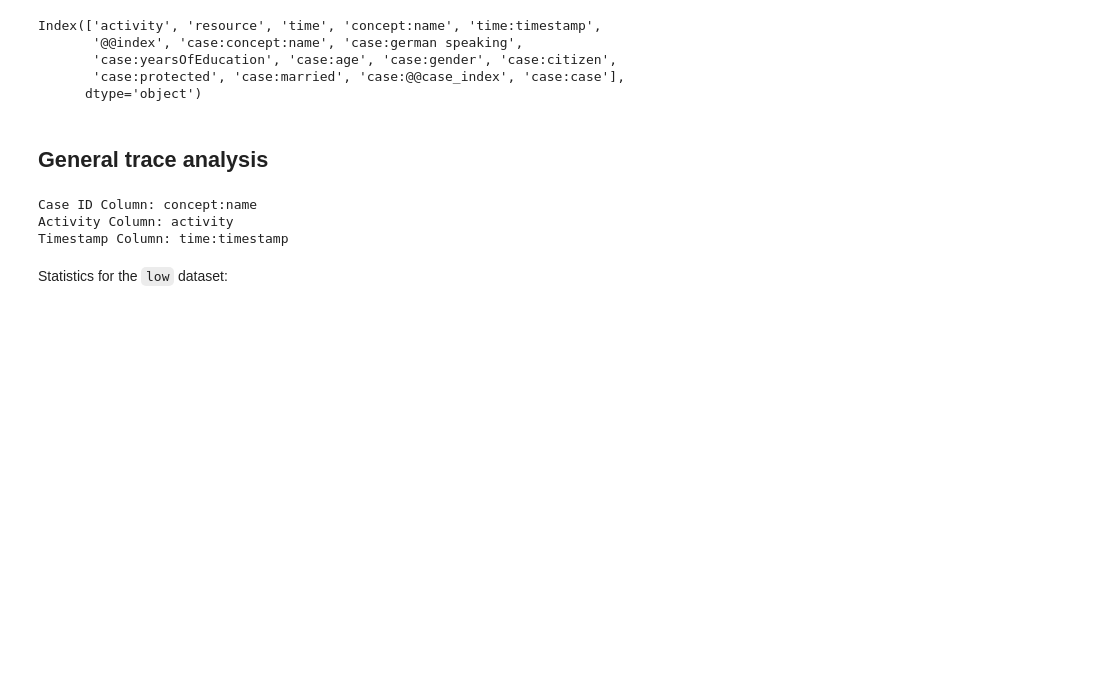
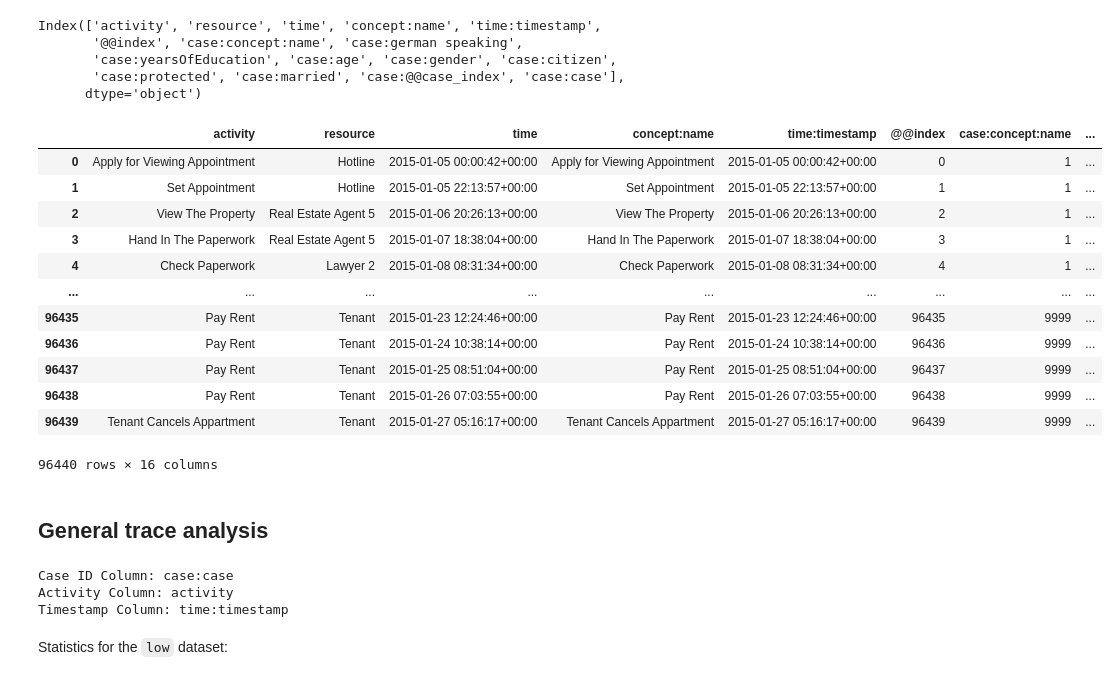
Before and after one commit to ItsaiKara/projet_process_mining, a Jupyter notebook: analysis.ipynb, the cells around one changed output. Drawn from its saved outputs; the diff is of its cells as text; code cells hidden in the pictures; blank space fills up the shorter version.

Commit message:
fix: case id number

```diff
--- a/analysis.ipynb
+++ b/analysis.ipynb
@@ -25,10 +25,26 @@ Index(['activity', 'resource', 'time', 'concept:name', 'time:timestamp',
        'case:yearsOfEducation', 'case:age', 'case:gender', 'case:citizen',
        'case:protected', 'case:married', 'case:@@case_index', 'case:case'],
       dtype='object')
+# %%
+log_low
+# %% [output]
+|  | activity | resource | time | concept:name | time:timestamp | @@index | case:concept:name | ... |
+| 0 | Apply for Viewing Appointment | Hotline | 2015-01-05 00:00:42+00:00 | Apply for Viewing Appointment | 2015-01-05 00:00:42+00:00 | 0 | 1 | ... |
+| 1 | Set Appointment | Hotline | 2015-01-05 22:13:57+00:00 | Set Appointment | 2015-01-05 22:13:57+00:00 | 1 | 1 | ... |
+| 2 | View The Property | Real Estate Agent 5 | 2015-01-06 20:26:13+00:00 | View The Property | 2015-01-06 20:26:13+00:00 | 2 | 1 | ... |
+| 3 | Hand In The Paperwork | Real Estate Agent 5 | 2015-01-07 18:38:04+00:00 | Hand In The Paperwork | 2015-01-07 18:38:04+00:00 | 3 | 1 | ... |
+| 4 | Check Paperwork | Lawyer 2 | 2015-01-08 08:31:34+00:00 | Check Paperwork | 2015-01-08 08:31:34+00:00 | 4 | 1 | ... |
+| ... | ... | ... | ... | ... | ... | ... | ... | ... |
+| 96435 | Pay Rent | Tenant | 2015-01-23 12:24:46+00:00 | Pay Rent | 2015-01-23 12:24:46+00:00 | 96435 | 9999 | ... |
+| 96436 | Pay Rent | Tenant | 2015-01-24 10:38:14+00:00 | Pay Rent | 2015-01-24 10:38:14+00:00 | 96436 | 9999 | ... |
+| 96437 | Pay Rent | Tenant | 2015-01-25 08:51:04+00:00 | Pay Rent | 2015-01-25 08:51:04+00:00 | 96437 | 9999 | ... |
+| 96438 | Pay Rent | Tenant | 2015-01-26 07:03:55+00:00 | Pay Rent | 2015-01-26 07:03:55+00:00 | 96438 | 9999 | ... |
+| 96439 | Tenant Cancels Appartment | Tenant | 2015-01-27 05:16:17+00:00 | Tenant Cancels Appartment | 2015-01-27 05:16:17+00:00 | 96439 | 9999 | ... |
+96440 rows × 16 columns
 # %% [markdown]
 ## General trace analysis
 # %%
-CASE_ID_COL = 'concept:name'
+CASE_ID_COL = 'case:case'
 ACTIVITY_COL = 'activity'
 TIMESTAMP_COL = 'time:timestamp'
 
@@ -36,7 +52,7 @@ print(f"Case ID Column: {CASE_ID_COL}")
 print(f"Activity Column: {ACTIVITY_COL}")
 print(f"Timestamp Column: {TIMESTAMP_COL}")
 # %% [output]
-Case ID Column: concept:name
+Case ID Column: case:case
 Activity Column: activity
 Timestamp Column: time:timestamp
 # %% [markdown]
```
Also changed, not shown: parts of 8 cells of this notebook.
